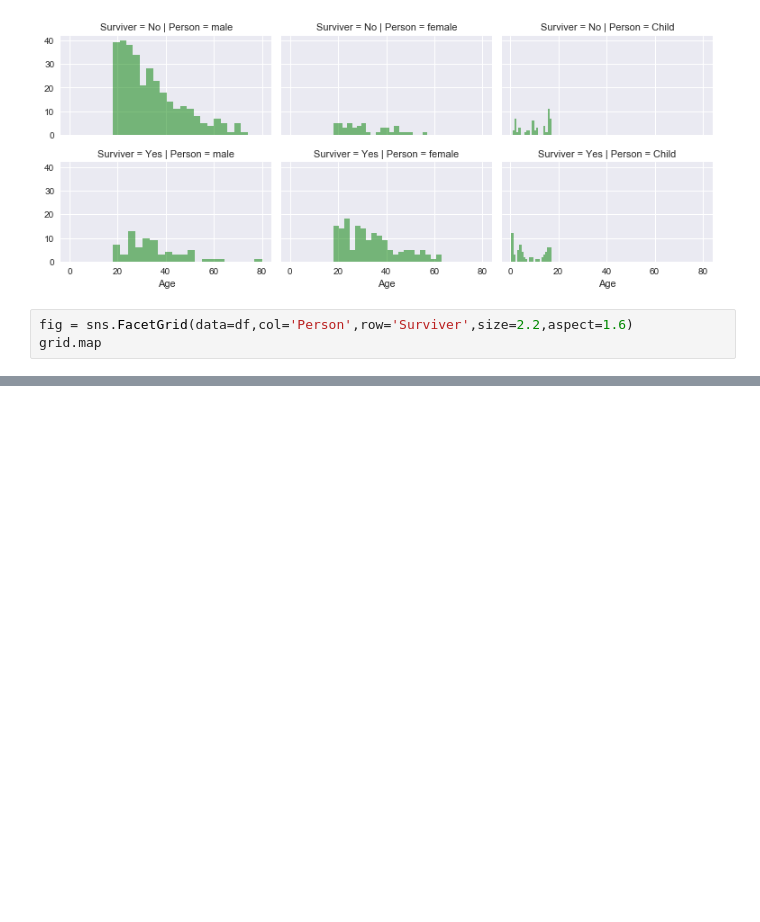
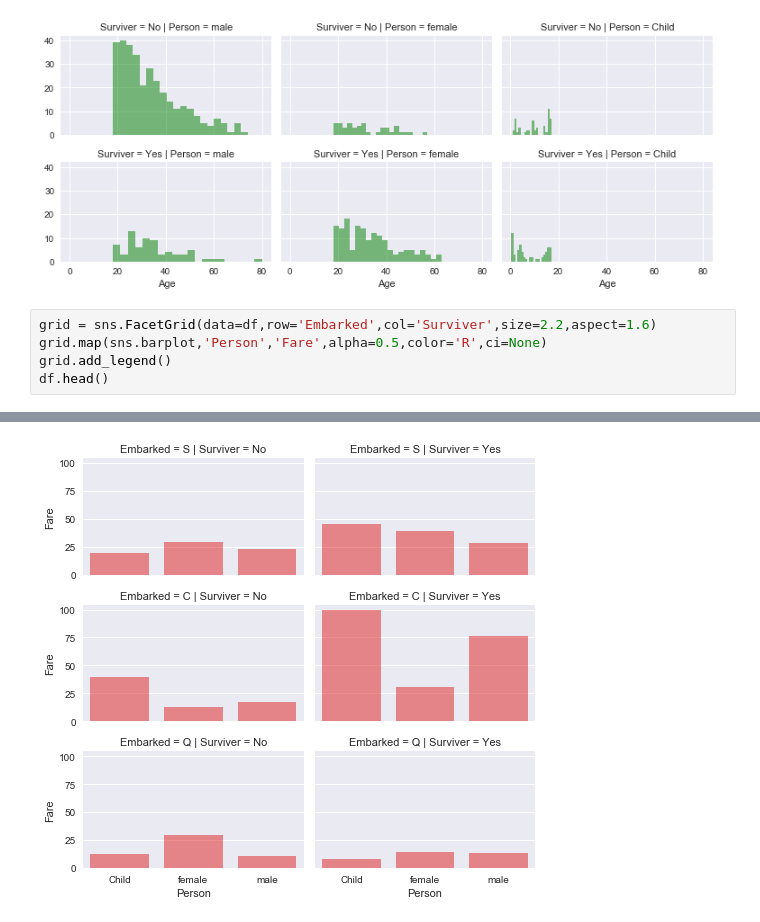
Before and after one commit to abhi0987/data_analysis_py, a Jupyter notebook: titanic.ipynb, the cells around one changed output, grey strips where cells are left out. Drawn from its saved outputs; the diff is of its cells as text; blank space fills up the shorter version.

```diff
--- a/titanic.ipynb
+++ b/titanic.ipynb
@@ -252,5 +257,8 @@ fig.add_legend()
 <seaborn.axisgrid.FacetGrid at 0x...>
 [figure]
 # %%
-fig = sns.FacetGrid(data=df,col='Person',row='Surviver',size=2.2,aspect=1.6)
-grid.map
+grid = sns.FacetGrid(data=df,row='Embarked',col='Surviver',size=2.2,aspect=1.6)
+grid.map(sns.barplot,'Person','Fare',alpha=0.5,color='R',ci=None)
+grid.add_legend()
+df.head()
+# %% [output]
@@ -256,0 +271 @@ grid.map
+[figure, added]
```
Also changed, not shown: parts of 9 cells of this notebook.
